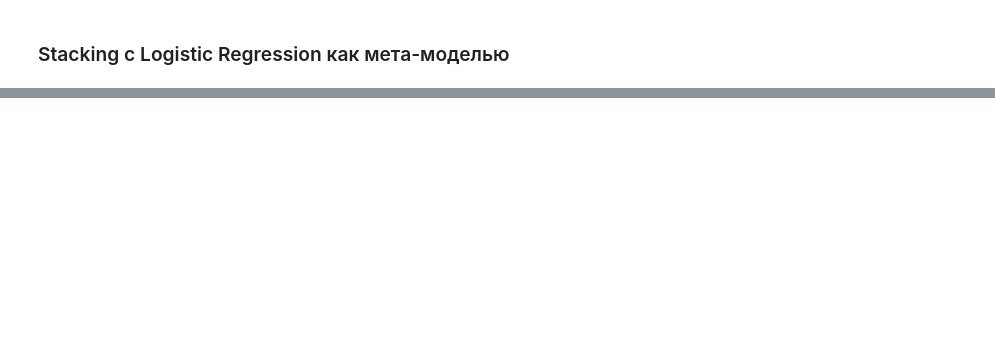
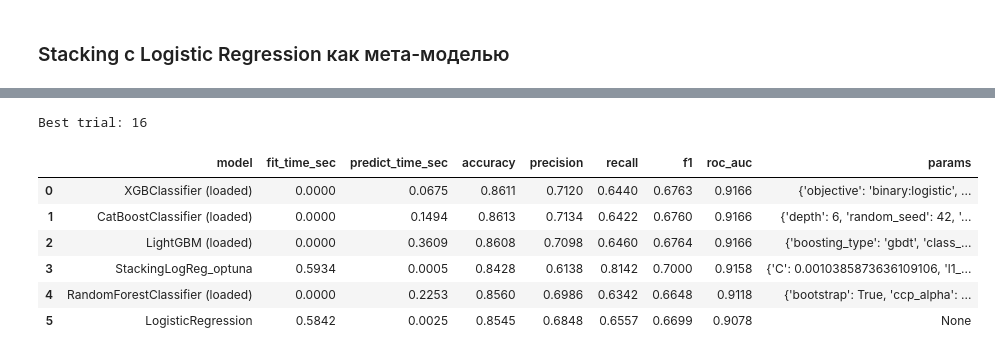
Before and after one commit to argeo05/Customer-Churn-Prediction, a Jupyter notebook: analyze.ipynb, the cells around one changed output, grey strips where cells are left out. Cells and saved outputs as stored; diff of their text form; code cells hidden in the pictures; blank space fills up the shorter version.

```diff
--- a/analyze.ipynb
+++ b/analyze.ipynb
@@ -357,12 +341,0 @@ hub.leaderboard(only_best=True)
-# %%
-model = hub.models['LightGBM']
-
-test_proba = model.predict_proba(X_test)[:, 1]
-
-submission = pd.DataFrame({
-    'id': test['id'],
-    'Churn': test_proba
-})
-
-submission.to_csv('submission.csv', index=False)
-submission.head()
@@ -436,0 +429,55 @@ hub.leaderboard(only_best=True)
+# %%
+def lr_objective(trial):
+    params = {
+        "C": trial.suggest_float("C", 1e-3, 1e2, log=True),
+        "l1_ratio": trial.suggest_float("l1_ratio", 0.0, 1.0),
+        "class_weight": trial.suggest_categorical("class_weight", [None, "balanced"]),
+        "solver": "saga",
+        "max_iter": 4000,
+        "random_state": RANDOM_STATE,
+    }
+
+    skf = StratifiedKFold(n_splits=3, shuffle=True, random_state=RANDOM_STATE)
+    scores = []
+    for tr_idx, val_idx in skf.split(X_stack_train, y_train):
+        X_tr, X_val = X_stack_train[tr_idx], X_stack_train[val_idx]
+        y_tr, y_val = y_train[tr_idx], y_train[val_idx]
+        clf = LogisticRegression(**params)
+        clf.fit(X_tr, y_tr)
+        prob = clf.predict_proba(X_val)[:, 1]
+        scores.append(roc_auc_score(y_val, prob))
+    return float(np.mean(scores))
+
+if PRE_TRAINDED_MODE:
+    best_params = joblib.load("./saved models/stack_logreg_params.joblib").get_params()
+else:
+    n_trials = 20
+    study = optuna.create_study(direction="maximize")
+    study.optimize(lambda t: lr_objective(t), n_trials=n_trials)
+
+    best_params = study.best_params.copy()
+    best_params.update({"solver": "saga", "max_iter": 4000, "random_state": RANDOM_STATE})
+
+
+print(f"Best trial: {study.best_trial.number}")
+
+row, stack_logreg = hub.fit_predict(
+    LogisticRegression,
+    X_stack_train,
+    y_train,
+    model_name="StackingLogReg_optuna",
+    params=best_params,
+    n_splits=5,
+    return_model=True,
+)
+joblib.dump(stack_logreg, "saved models/stack_logreg.joblib")
+hub.leaderboard(only_best=True)
+# %% [output]
+Best trial: 16
+|  | model | fit_time_sec | predict_time_sec | accuracy | precision | recall | f1 | roc_auc | params |
+| 0 | XGBClassifier (loaded) | 0.0000 | 0.0675 | 0.8611 | 0.7120 | 0.6440 | 0.6763 | 0.9166 | {'objective': 'binary:logistic', ... |
+| 1 | CatBoostClassifier (loaded) | 0.0000 | 0.1494 | 0.8613 | 0.7134 | 0.6422 | 0.6760 | 0.9166 | {'depth': 6, 'random_seed': 42, '... |
+| 2 | LightGBM (loaded) | 0.0000 | 0.3609 | 0.8608 | 0.7098 | 0.6460 | 0.6764 | 0.9166 | {'boosting_type': 'gbdt', 'class_... |
+| 3 | StackingLogReg_optuna | 0.5934 | 0.0005 | 0.8428 | 0.6138 | 0.8142 | 0.7000 | 0.9158 | {'C': 0.0010385873636109106, 'l1_... |
+| 4 | RandomForestClassifier (loaded) | 0.0000 | 0.2253 | 0.8560 | 0.6986 | 0.6342 | 0.6648 | 0.9118 | {'bootstrap': True, 'ccp_alpha': ... |
+| 5 | LogisticRegression | 0.5842 | 0.0025 | 0.8545 | 0.6848 | 0.6557 | 0.6699 | 0.9078 | None |
```
Also changed, not shown: parts of 15 cells of this notebook.
